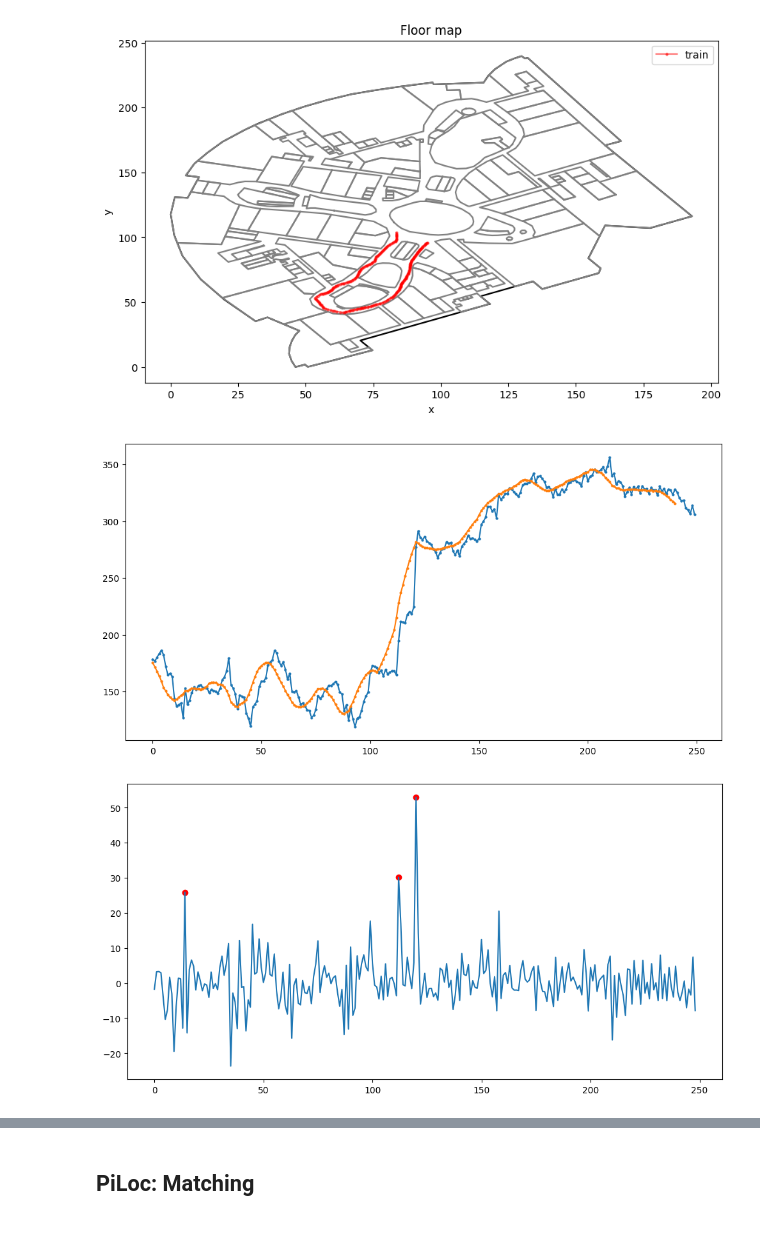
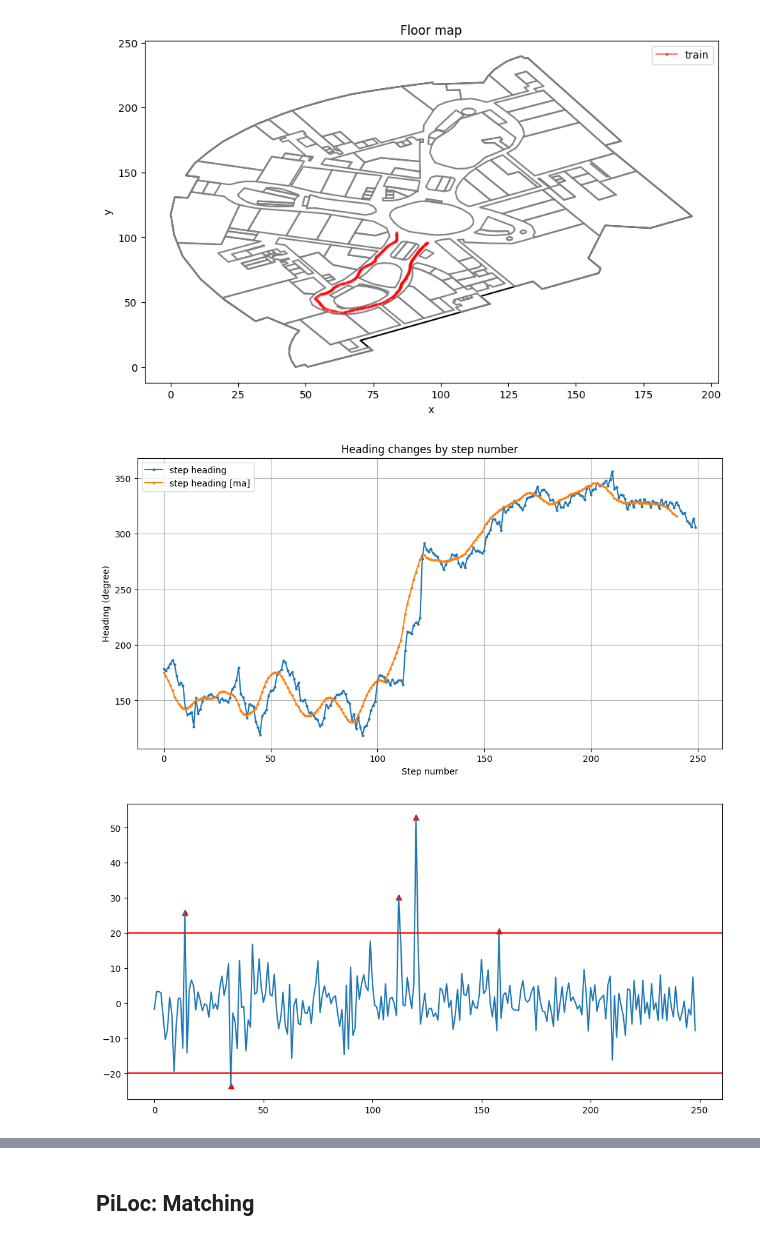
Before and after one commit to hungnd11/my-thesis, a Jupyter notebook: code/notebooks/piloc.ipynb, the cells around one changed output, grey strips where cells are left out. Cells and saved outputs as stored; diff of their text form; code cells hidden in the pictures.

```diff
--- a/code/notebooks/piloc.ipynb
+++ b/code/notebooks/piloc.ipynb
@@ -248,15 +241,21 @@ def moving_average(x: np.ndarray, w: int) -> np.ndarray:
 # %%
 fig, ax = plt.subplots(1, 1, figsize=(12, 6))
 
 step_heading_degrees = np.degrees(step_headings[:, 1])
 step_heading_degrees_ma = moving_average(step_heading_degrees, w=10)
 
 ax.plot(step_heading_degrees, marker="o", markersize=2, label="step heading")
 ax.plot(step_heading_degrees_ma, marker="o", markersize=2, label="step heading [ma]")
 
+ax.set_xlabel("Step number")
+ax.set_ylabel("Heading (degree)")
+ax.set_title("Heading changes by step number")
+ax.grid()
+ax.legend()
+
 plt.show()
 # %% [output]
-[figure, old version]
+[figure, new version]
 # %%
 fig, ax = plt.subplots(1, 1, figsize=(12, 6))
 
@@ -265,18 +264,19 @@ step_heading_degrees = np.degrees(step_headings[:, 1])
 d1_step_timestamps = step_timestamps[1:] - step_timestamps[:-1]
 d2_step_timestamps = d1_step_timestamps[1:] - d1_step_timestamps[:-1]
 
-
 d1_step_headings = step_heading_degrees[1:] - step_heading_degrees[:-1]
 
-turn_indices = np.where(np.abs(d1_step_headings) >= 25)[0]
+turn_indices = np.where(np.abs(d1_step_headings) >= 20)[0]
 
 ax.plot(d1_step_headings, label="step heading [d1]")
+ax.axhline(y=-20, color="red")
+ax.axhline(y=20, color="red")
 if len(turn_indices) > 0:
-  ax.scatter(turn_indices, d1_step_headings[turn_indices], marker='o', color="red", label="turn point")
+  ax.scatter(turn_indices, d1_step_headings[turn_indices], marker='^', color="red", label="turn point")
 
 plt.show()
 # %% [output]
-[figure, old version]
+[figure, new version]
 # %%
 fig, ax = plt.subplots(1, 1, figsize=(10, 6))
 
```
Also changed, not shown: parts of 35 cells of this notebook.
